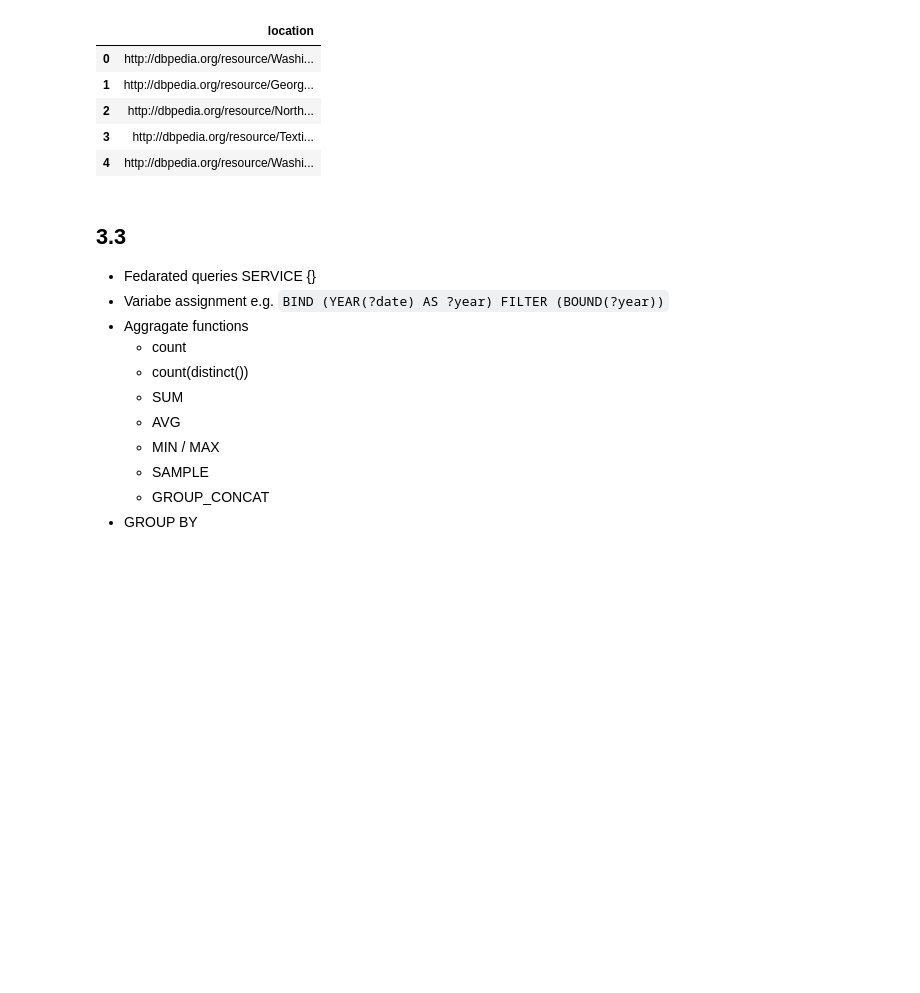
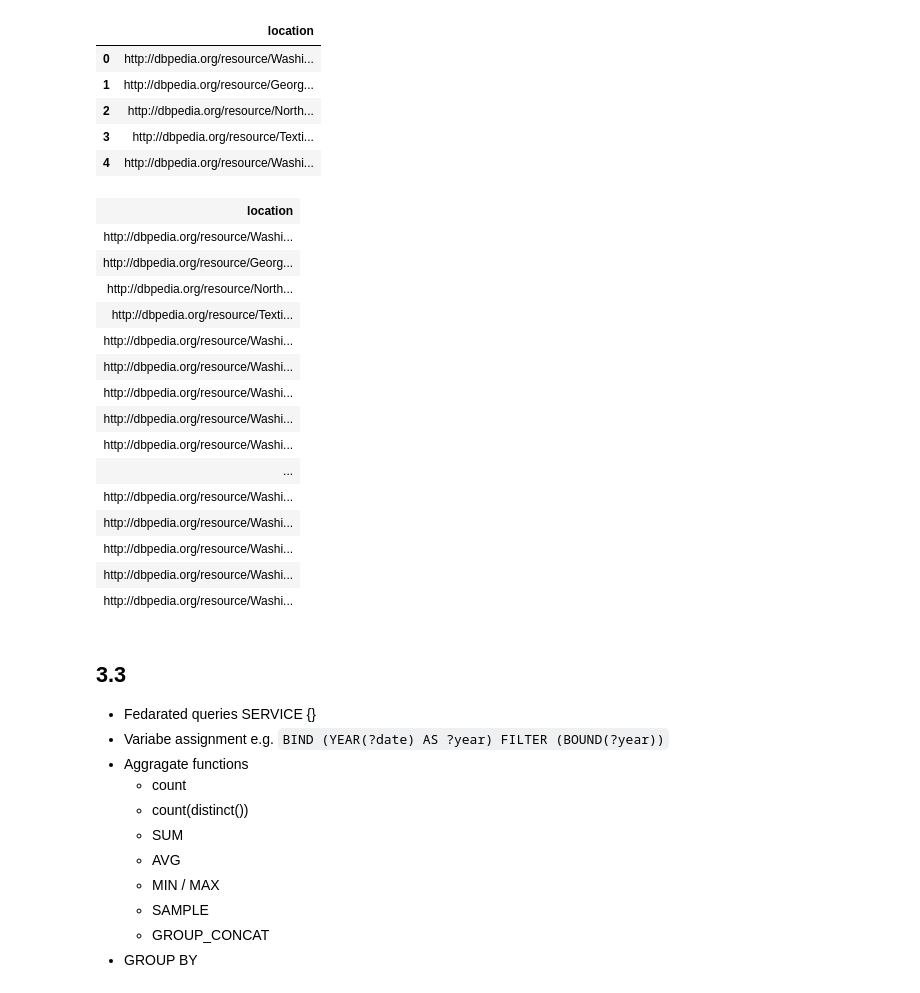
Before and after one commit to KGConf/kg-study-group-from-theory-to-code, a Jupyter notebook: week3/week3-solutions.ipynb, the cells around one changed output. Cells and saved outputs as stored; diff of their text form; code cells hidden in the pictures; blank space fills up the shorter version.

```diff
--- a/week3/week3-solutions.ipynb
+++ b/week3/week3-solutions.ipynb
@@ -445,7 +448,24 @@ number of resutls: 84
 | 4 | http://dbpedia.org/resource/Washi... |
 # %%
 # Display the actual HTML result if you want to be able to click on the links. Disabling here to save space.
-# HTML(filename="q3.2.3.html")
+HTML(filename="q3.2.3.html")
+# %% [output]
+| location |
+| http://dbpedia.org/resource/Washi... |
+| http://dbpedia.org/resource/Georg... |
+| http://dbpedia.org/resource/North... |
+| http://dbpedia.org/resource/Texti... |
+| http://dbpedia.org/resource/Washi... |
+| http://dbpedia.org/resource/Washi... |
+| http://dbpedia.org/resource/Washi... |
+| http://dbpedia.org/resource/Washi... |
+| http://dbpedia.org/resource/Washi... |
+| ... |
+| http://dbpedia.org/resource/Washi... |
+| http://dbpedia.org/resource/Washi... |
+| http://dbpedia.org/resource/Washi... |
+| http://dbpedia.org/resource/Washi... |
+| http://dbpedia.org/resource/Washi... |
 # %% [markdown]
 ## 3.3
 * Fedarated queries SERVICE {}
```
Also changed, not shown: parts of 1 cell of this notebook, 9 other files.
